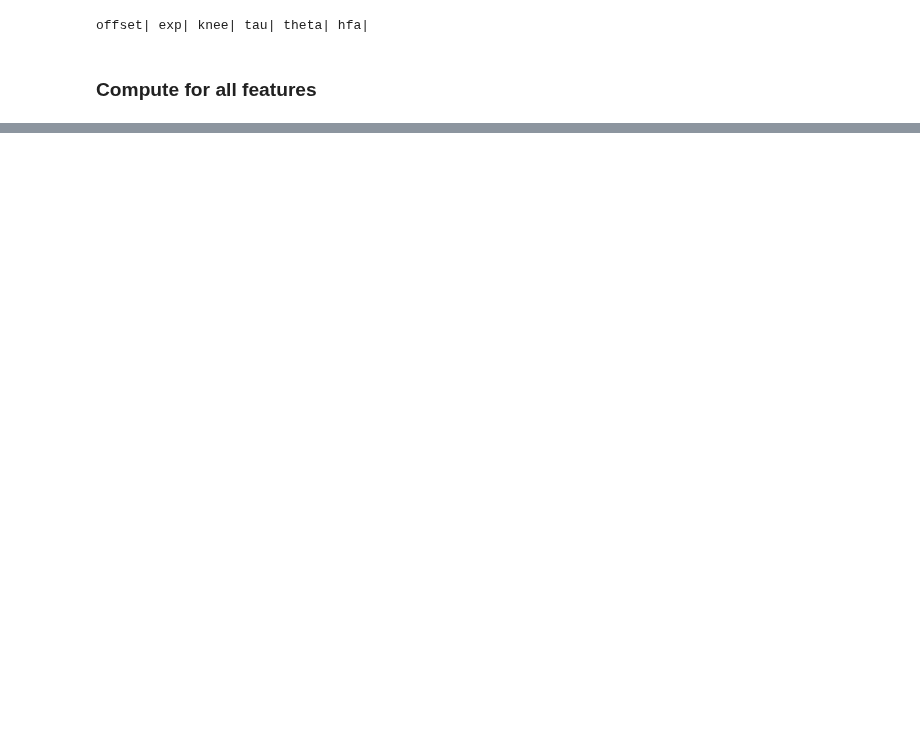
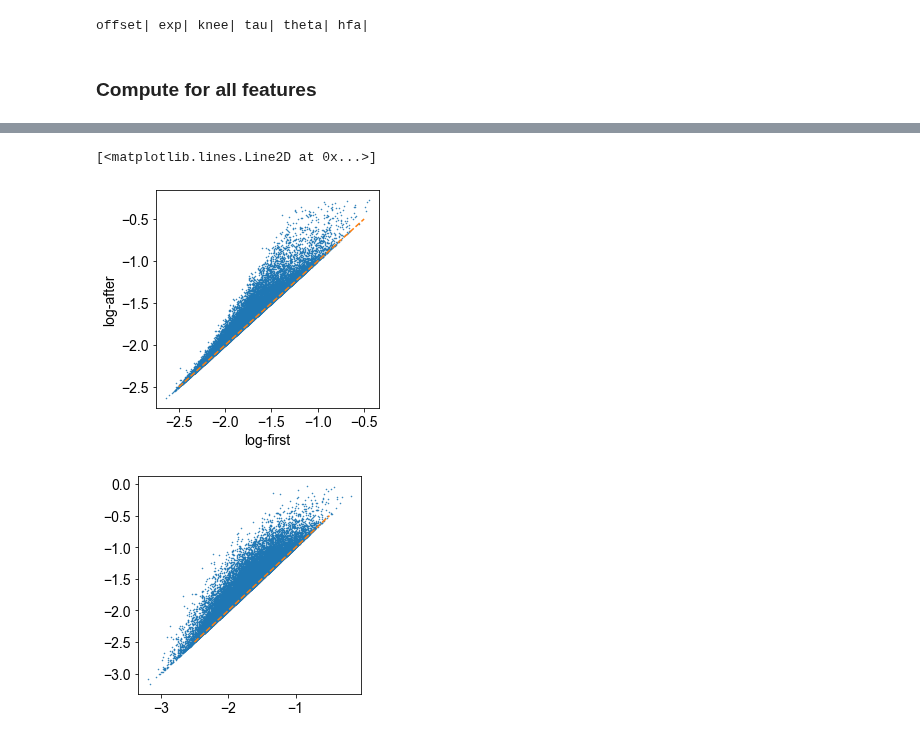
Before and after one commit to rdgao/field-echos, a Jupyter notebook: notebooks/4_viz_human_wm.ipynb, the cells around one changed output, grey strips where cells are left out. Cells and saved outputs as stored; diff of their text form; code cells hidden in the pictures; blank space fills up the shorter version.

```diff
--- a/notebooks/4_viz_human_wm.ipynb
+++ b/notebooks/4_viz_human_wm.ipynb
@@ -103,0 +305,18 @@ offset| exp| knee| tau| theta| hfa|
+# %%
+plt.figure(figsize=(4,4))
+log_first = (log10(df_operating[df_operating['cond']==1])+log10(df_operating[df_operating['cond']==2].values))/2
+log_after = log10((df_operating[df_operating['cond']==1]+df_operating[df_operating['cond']==2].values)/2)
+plt.plot(log_first['tau'],log_after['tau'], '.', ms=1)
+plt.plot([-2.5,-0.5],[-2.5,-0.5], '--')
+plt.xlabel('log-first')
+plt.ylabel('log-after')
+# is this true in general?
+plt.figure(figsize=(4,4))
+a = np.random.lognormal(-4, 1.2, 30000)
+b = np.random.lognormal(-4, 1.2, 30000)
+plt.plot((log10(a)+log10(b))/2, log10((a+b)/2), '.', ms=1)
+plt.plot([-2.5,-0.5],[-2.5,-0.5], '--')
+# %% [output]
+[<matplotlib.lines.Line2D at 0x...>]
+[figure, added]
+[figure, added]
```
Also changed, not shown: parts of 29 cells of this notebook, 2 other files.
